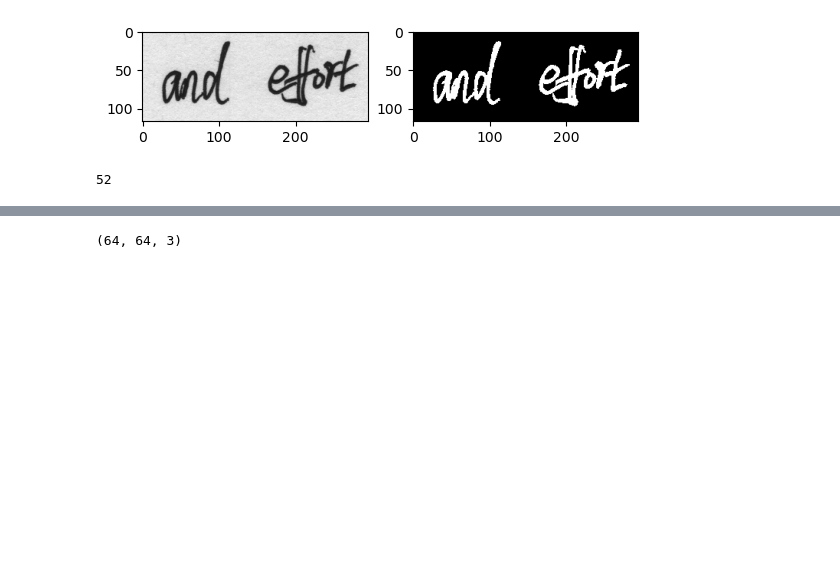
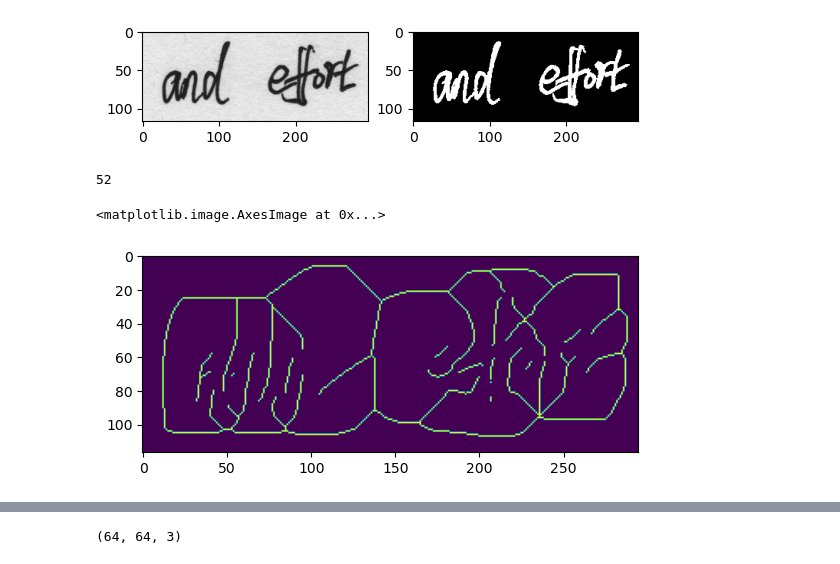
Before and after one commit to justjude97/MultiScript-Handwriting-Identification-with-Stroke-Decomposition, a Jupyter notebook: Code and Experiments/experimentation/baseline_architecture.ipynb, the cells around one changed output, grey strips where cells are left out. Saved outputs shown, nothing was run; the diff lists cells and outputs as text; code cells hidden in the pictures; blank space fills up the shorter version.

```diff
--- a/Code and Experiments/experimentation/baseline_architecture.ipynb
+++ b/Code and Experiments/experimentation/baseline_architecture.ipynb
@@ -40,3 +42,8 @@ test, bounding_boxes = sd.simple_stroke_segment(eng_test_bin)
 len(test)
 # %% [output]
 52
+# %%
+plt.imshow(labels)
+# %% [output]
+<matplotlib.image.AxesImage at 0x...>
+[figure, added]
```
Also changed, not shown: parts of 10 cells of this notebook, 1 other file.
